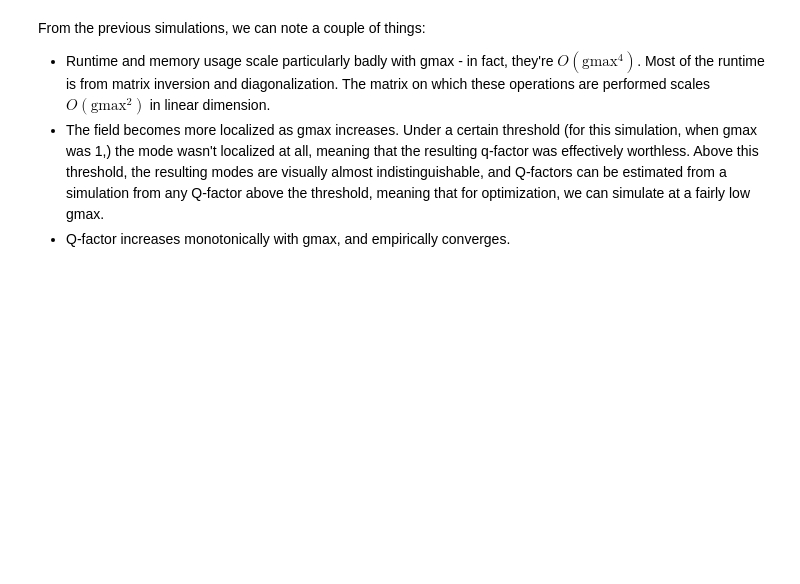
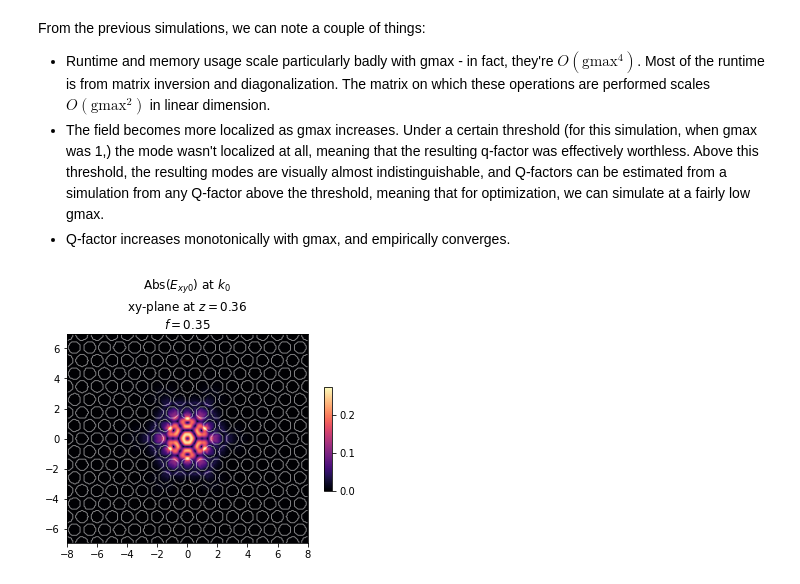
Before and after one commit to ENPH-2113-Silicon-Photonics/legume, a Jupyter notebook: chickpea_docs/03_Convergence_and_gmax.ipynb, the cells around one changed output. Drawn from its saved outputs; the diff is of its cells as text; code cells hidden in the pictures; blank space fills up the shorter version.

```diff
--- a/chickpea_docs/03_Convergence_and_gmax.ipynb
+++ b/chickpea_docs/03_Convergence_and_gmax.ipynb
@@ -138,3 +138,7 @@ From the previous simulations, we can note a couple of things:
 - Runtime and memory usage scale particularly badly with gmax - in fact, they're $O(\text{gmax}^4)$. Most of the runtime is from matrix inversion and diagonalization. The matrix on which these operations are performed scales $O(\text{gmax}^2)$ in linear dimension.
 - The field becomes more localized as gmax increases. Under a certain threshold (for this simulation, when gmax was 1,) the mode wasn't localized at all, meaning that the resulting q-factor was effectively worthless. Above this threshold, the resulting modes are visually almost indistinguishable, and Q-factors can be estimated from a simulation from any Q-factor above the threshold, meaning that for optimization, we can simulate at a fairly low gmax.
 - Q-factor increases monotonically with gmax, and empirically converges.
+# %%
+fig = legume.viz.field(gme,'E', 0, 0, z=thickness/2, component='xy', val='abs', N1=200, N2=200, norm=True)
+# %% [output]
+[figure, added]
```
Also changed, not shown: parts of 5 cells of this notebook, 4 other files.
